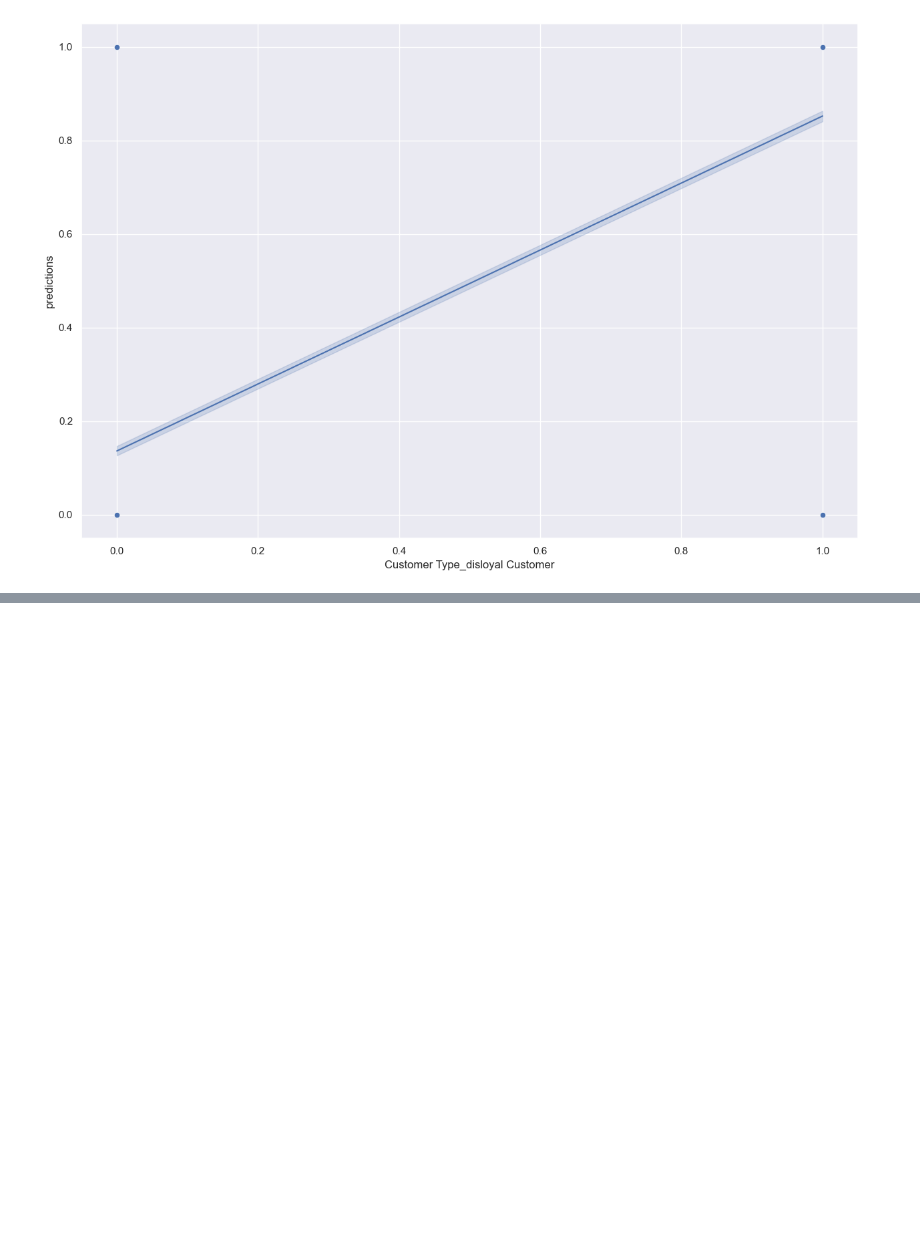
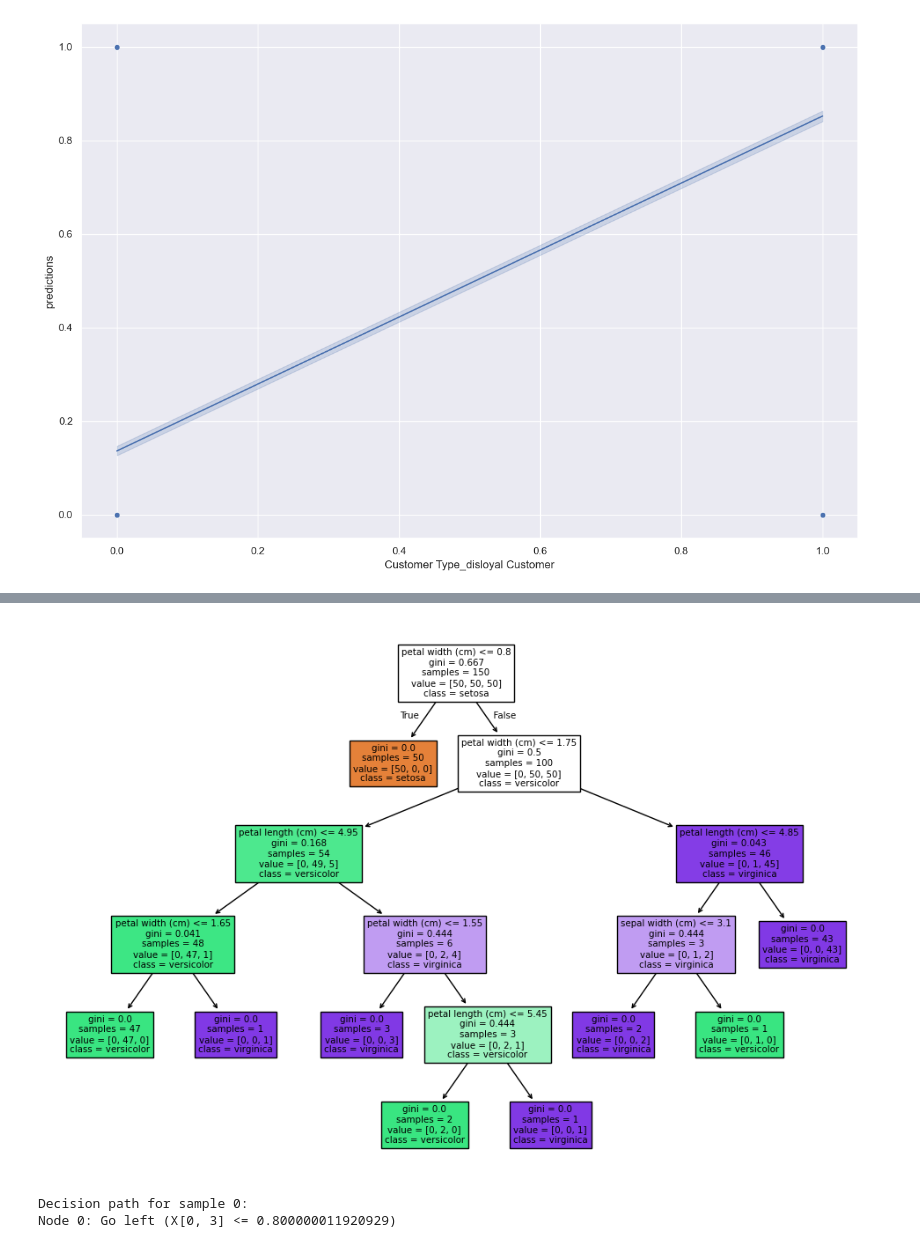
Before and after one commit to jaikrishann/6-month-Data-Sci-Training, a Jupyter notebook: richa/ml/sml/log_reg.ipynb, the cells around one changed output, grey strips where cells are left out. Drawn from its saved outputs; the diff is of its cells as text; code cells hidden in the pictures; blank space fills up the shorter version.

```diff
--- a/richa/ml/sml/log_reg.ipynb
+++ b/richa/ml/sml/log_reg.ipynb
@@ -276,3 +276,18 @@ sns.scatterplot(x=y_test["Customer Type_disloyal Customer"],y=y_test["prediction
 # %% [output]
 <Axes: xlabel='Customer Type_disloyal Customer', ylabel='predictions'>
 [figure]
+# %%
+from sklearn.tree import DecisionTreeClassifier
+from sklearn.datasets import load_iris
+
+# Load sample data
+X, y = load_iris(return_X_y=True)
+
+# Train a Decision Tree Classifier
+clf = DecisionTreeClassifier(random_state=0)
+clf.fit(X, y)
+
+# Find the leaf node indices for each sample in X
+leaf_indices = clf.apply(X)
+
+print(leaf_indices)
@@ -278,0 +302,29 @@ sns.scatterplot(x=y_test["Customer Type_disloyal Customer"],y=y_test["prediction
+# %%
+from sklearn.tree import plot_tree
+import matplotlib.pyplot as plt
+
+# Plotting the trained decision tree
+plt.figure(figsize=(12, 8))
+plot_tree(clf, filled=True, feature_names=load_iris().feature_names, class_names=load_iris().target_names)
+plt.show()
+# %% [output]
+[figure, added]
+# %%
+node_indicator = clf.decision_path(X)
+sample_index = 0
+
+# Extract the nodes along the decision path for the first sample
+node_index = node_indicator.indices[node_indicator.indptr[sample_index]:node_indicator.indptr[sample_index + 1]]
+
+print(f"Decision path for sample {sample_index}:")
+for node_id in node_index:
+    if clf.tree_.children_left[node_id] != clf.tree_.children_right[node_id]:
+        threshold = clf.tree_.threshold[node_id]
+        if X[sample_index, clf.tree_.feature[node_id]] <= threshold:
+            decision = "left"
+        else:
+            decision = "right"
+        print(f"Node {node_id}: Go {decision} (X[{sample_index}, {clf.tree_.feature[node_id]}] <= {threshold})")
+# %% [output]
+Decision path for sample 0:
+Node 0: Go left (X[0, 3] <= 0.800000011920929)
```
Also changed, not shown: parts of 1 cell of this notebook, 23 other files.
